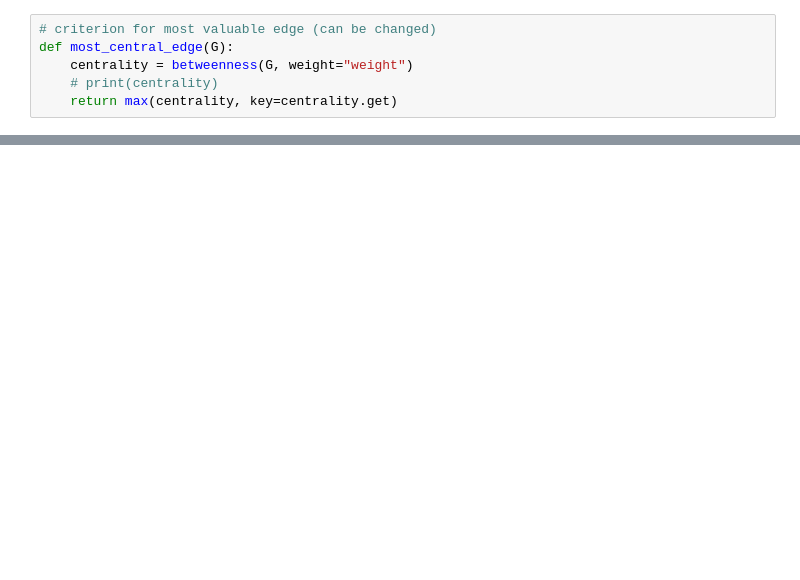
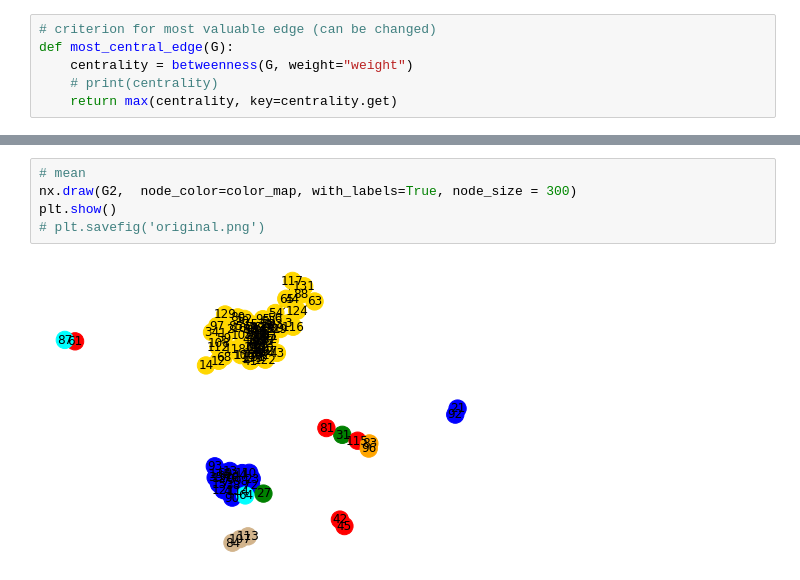
Before and after one commit to euisuk-chung/Graphical-Data-Imputation, a Jupyter notebook: clustering/betweenness.ipynb, the cells around one changed output, grey strips where cells are left out. Cells and saved outputs as stored; diff of their text form; blank space fills up the shorter version.

```diff
--- a/clustering/betweenness.ipynb
+++ b/clustering/betweenness.ipynb
@@ -83,0 +265,7 @@ list(communities)
+# %%
+# mean
+nx.draw(G2,  node_color=color_map, with_labels=True, node_size = 300)
+plt.show()
+# plt.savefig('original.png')
+# %% [output]
+[figure, added]
```
Also changed, not shown: parts of 12 cells of this notebook.
